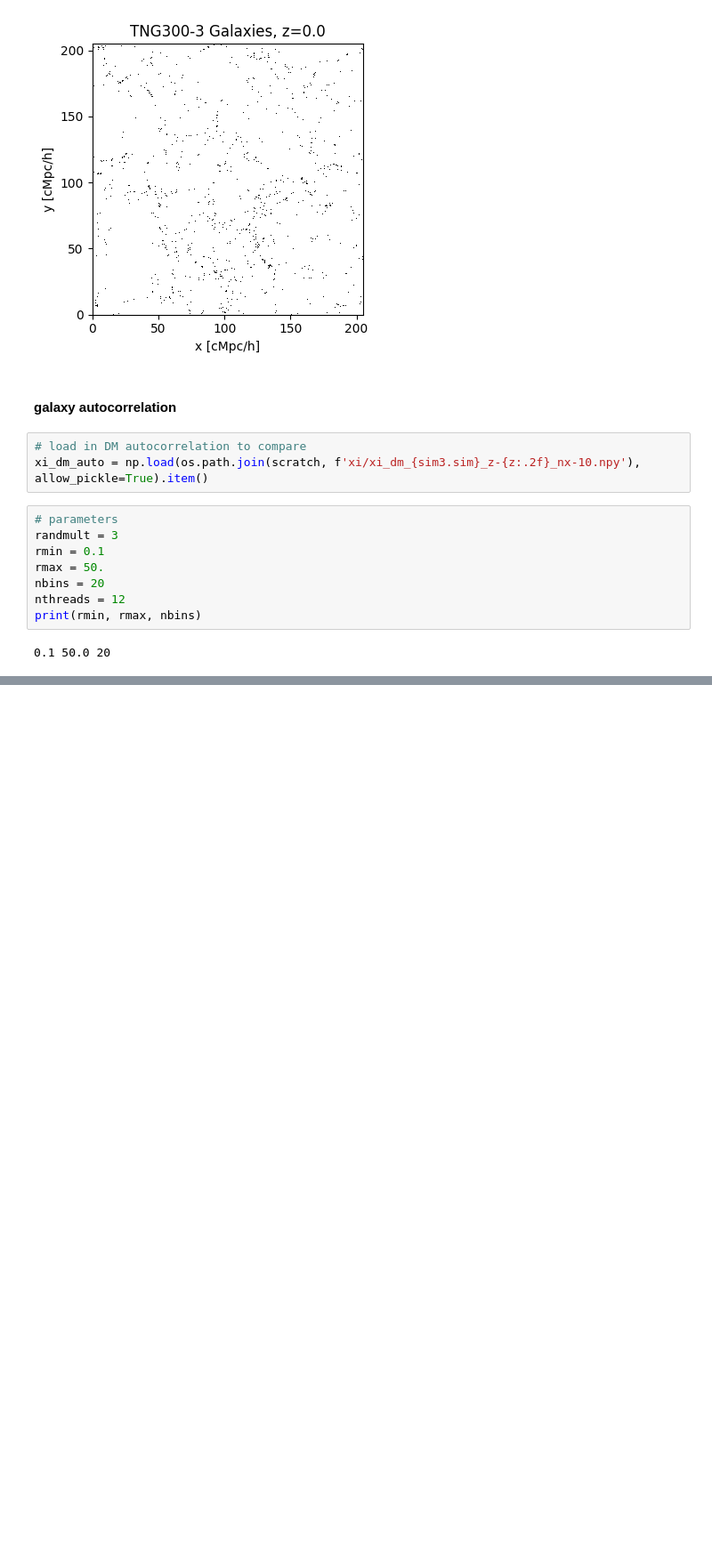
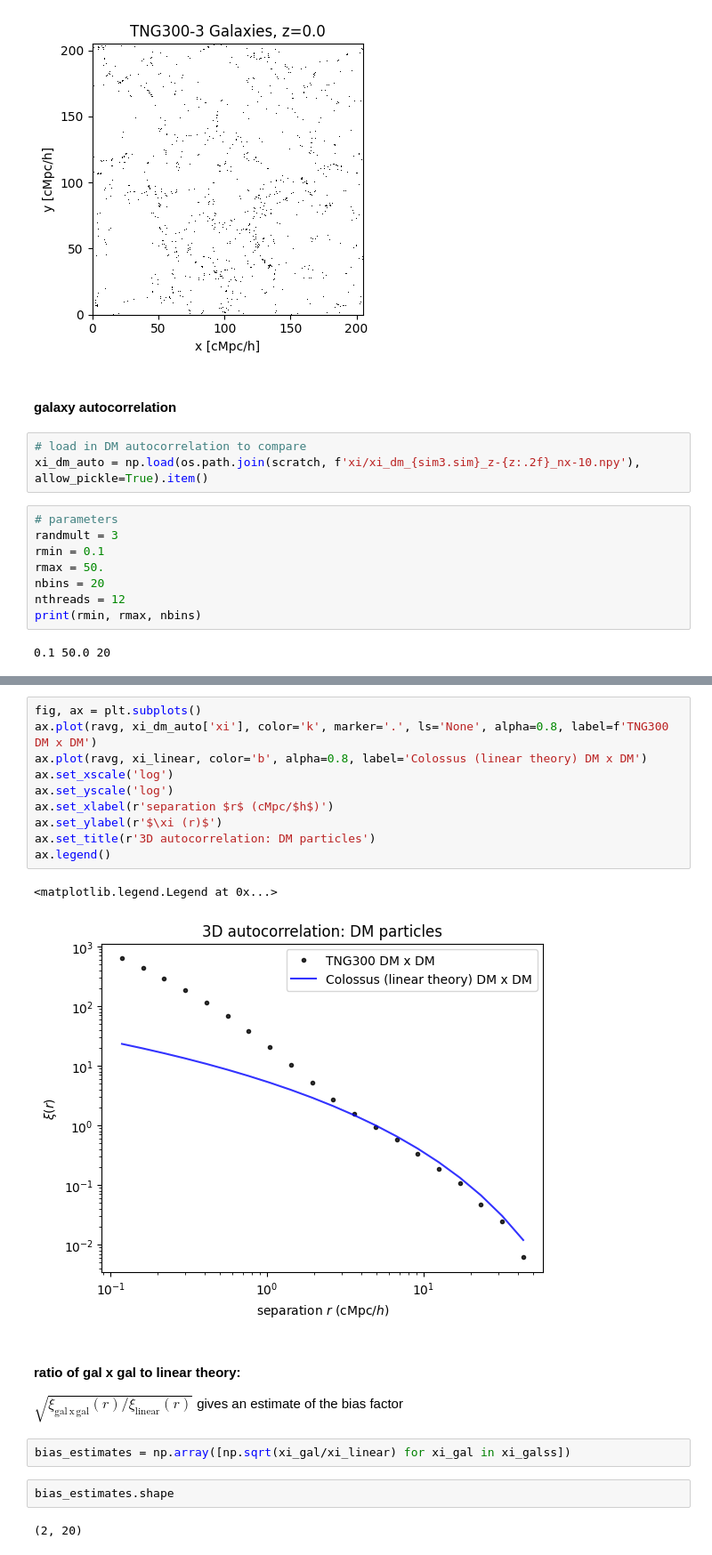
Before and after one commit to abbyw24/small-scale_cross-corrs, a Jupyter notebook: notebooks/galxgal_TNG_6-7-23.ipynb, the cells around one changed output, grey strips where cells are left out. Shown: that part at 89% size. Drawn from its saved outputs; the diff is of its cells as text; blank space fills up the shorter version.

```diff
--- a/notebooks/galxgal_TNG_6-7-23.ipynb
+++ b/notebooks/galxgal_TNG_6-7-23.ipynb
@@ -121,0 +137,23 @@ Text(0.5, 1.0, 'Gal x Gal / DM x DM')
+# %%
+fig, ax = plt.subplots()
+ax.plot(ravg, xi_dm_auto['xi'], color='k', marker='.', ls='None', alpha=0.8, label=f'TNG300 DM x DM')
+ax.plot(ravg, xi_linear, color='b', alpha=0.8, label='Colossus (linear theory) DM x DM')
+ax.set_xscale('log')
+ax.set_yscale('log')
+ax.set_xlabel(r'separation $r$ (cMpc/$h$)')
+ax.set_ylabel(r'$\xi (r)$')
+ax.set_title(r'3D autocorrelation: DM particles')
+ax.legend()
+# %% [output]
+<matplotlib.legend.Legend at 0x...>
+[figure, added]
+# %% [markdown]
+#### ratio of gal x gal to linear theory:
+
+$\sqrt{\xi_\mathrm{gal\,x\,gal}(r)/\xi_\mathrm{linear}(r)}$ gives an estimate of the bias factor
+# %%
+bias_estimates = np.array([np.sqrt(xi_gal/xi_linear) for xi_gal in xi_galss])
+# %%
+bias_estimates.shape
+# %% [output]
+(2, 20)
```
Also changed, not shown: parts of 9 cells of this notebook.
